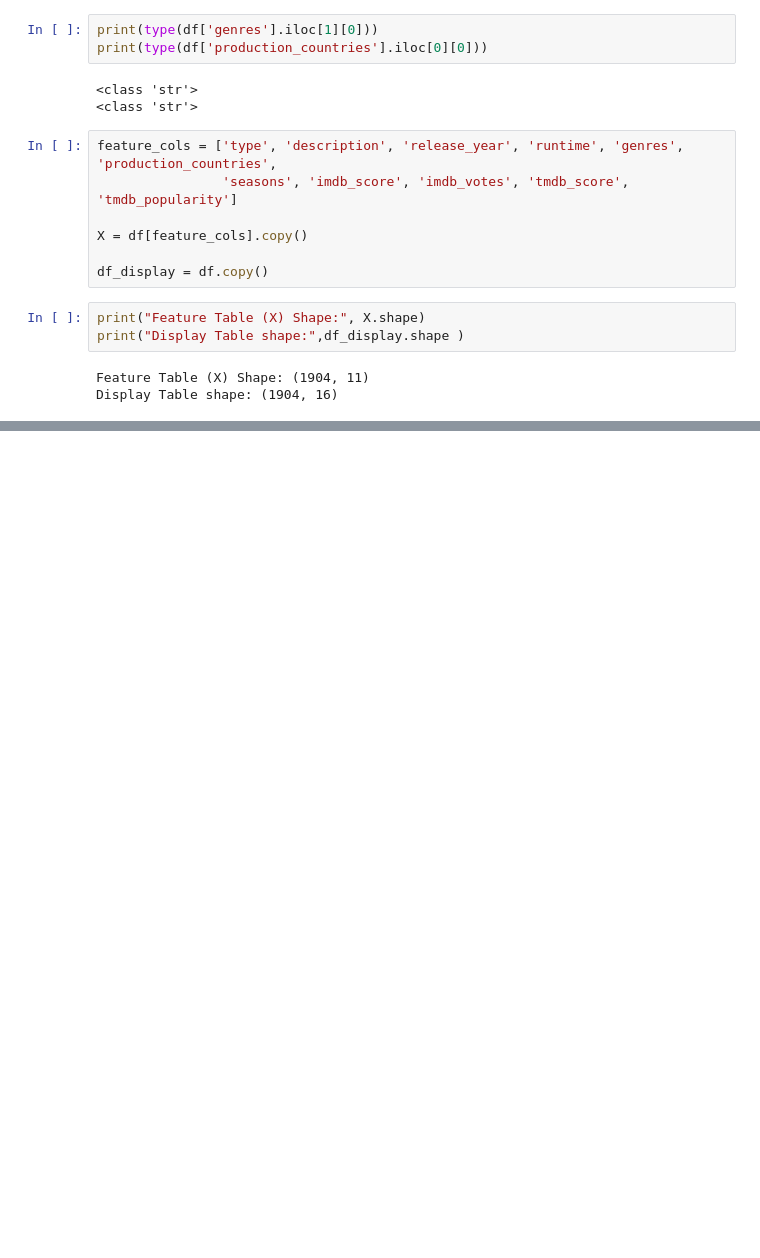
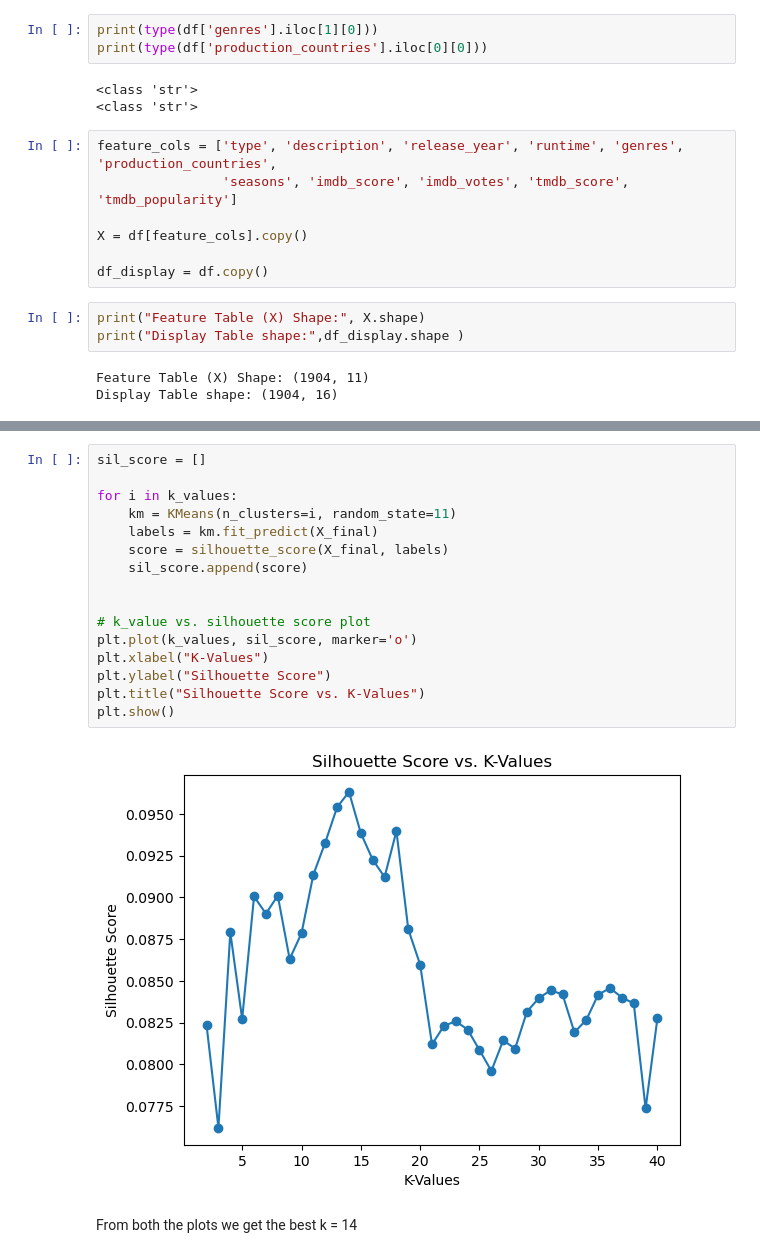
Before and after one commit to snehamayeecoding/RokutenViki_Movies_Dramas_Analysis02, a Jupyter notebook: notebooks/02_recommender_model.ipynb, the cells around one changed output, grey strips where cells are left out. Saved outputs shown, nothing was run; the diff lists cells and outputs as text; blank space fills up the shorter version.

```diff
--- a/notebooks/02_recommender_model.ipynb
+++ b/notebooks/02_recommender_model.ipynb
@@ -81,0 +189,20 @@ Display Table shape: (1904, 16)
+# %%
+sil_score = []
+
+for i in k_values:
+    km = KMeans(n_clusters=i, random_state=11)
+    labels = km.fit_predict(X_final)
+    score = silhouette_score(X_final, labels)
+    sil_score.append(score)
+
+
+# k_value vs. silhouette score plot
+plt.plot(k_values, sil_score, marker='o')
+plt.xlabel("K-Values")
+plt.ylabel("Silhouette Score")
+plt.title("Silhouette Score vs. K-Values")
+plt.show()
+# %% [output]
+[figure, added]
+# %% [markdown]
+From both the plots we get the best k = 14
```
Also changed, not shown: parts of 6 cells of this notebook.
